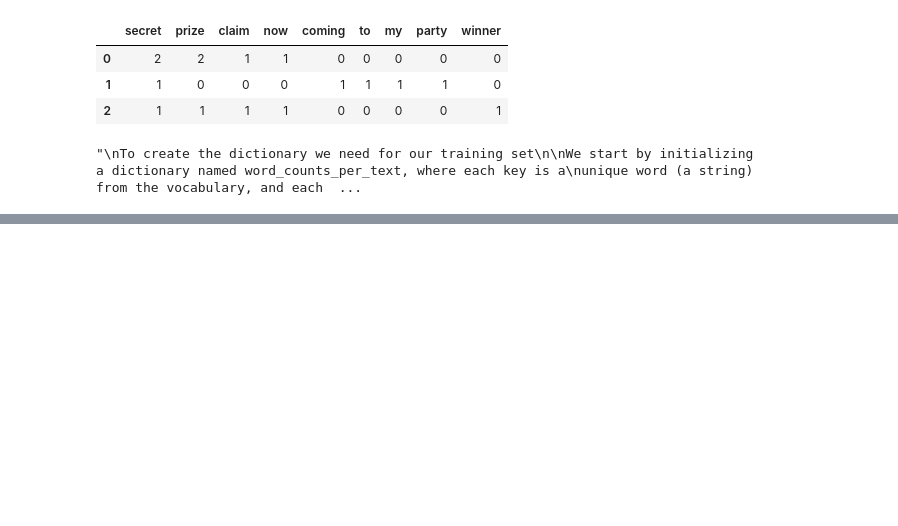
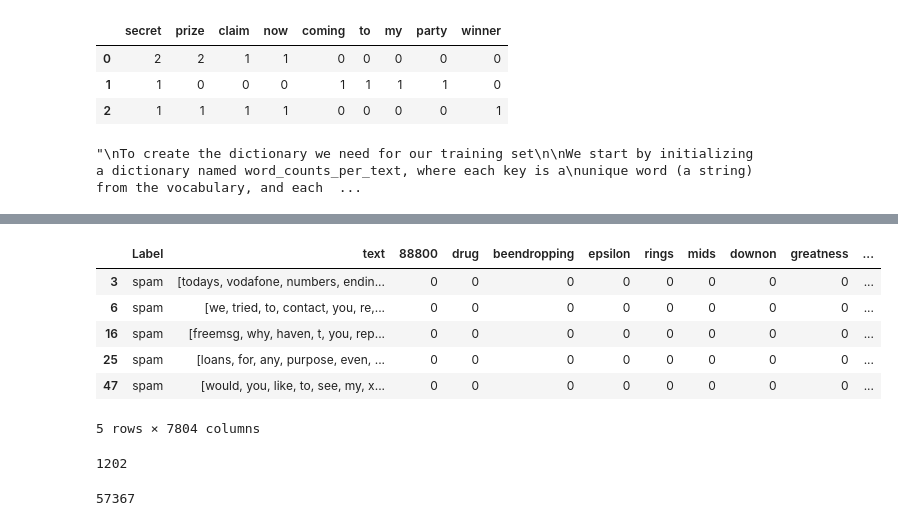
Before and after one commit to amankr1279/Data-Science-and-ML, a Jupyter notebook: Day 3/Day3_Oracle_Training/sms_spamfilter.ipynb, the cells around one changed output, grey strips where cells are left out. Drawn from its saved outputs; the diff is of its cells as text; code cells hidden in the pictures; blank space fills up the shorter version.

```diff
--- a/Day 3/Day3_Oracle_Training/sms_spamfilter.ipynb
+++ b/Day 3/Day3_Oracle_Training/sms_spamfilter.ipynb
@@ -212,0 +194,13 @@ sms_spam.describe
+# %%
+# Isolating spam and ham messages first
+spam_messages = training_set_clean[training_set_clean['Label'] == 'spam']
+ham_messages = training_set_clean[training_set_clean['Label'] == 'ham']
+spam_messages.head()
+# %% [output]
+|  | Label | text | 88800 | drug | beendropping | epsilon | rings | mids | downon | greatness | ... |
+| 3 | spam | [todays, vodafone, numbers, endin... | 0 | 0 | 0 | 0 | 0 | 0 | 0 | 0 | ... |
+| 6 | spam | [we, tried, to, contact, you, re,... | 0 | 0 | 0 | 0 | 0 | 0 | 0 | 0 | ... |
+| 16 | spam | [freemsg, why, haven, t, you, rep... | 0 | 0 | 0 | 0 | 0 | 0 | 0 | 0 | ... |
+| 25 | spam | [loans, for, any, purpose, even, ... | 0 | 0 | 0 | 0 | 0 | 0 | 0 | 0 | ... |
+| 47 | spam | [would, you, like, to, see, my, x... | 0 | 0 | 0 | 0 | 0 | 0 | 0 | 0 | ... |
+5 rows × 7804 columns
@@ -212,0 +215,4 @@ sms_spam.describe
+# %%
+n_spam
+# %% [output]
+1202
@@ -212,0 +223,4 @@ sms_spam.describe
+# %%
+n_ham
+# %% [output]
+57367
```
Also changed, not shown: parts of 16 cells of this notebook.
